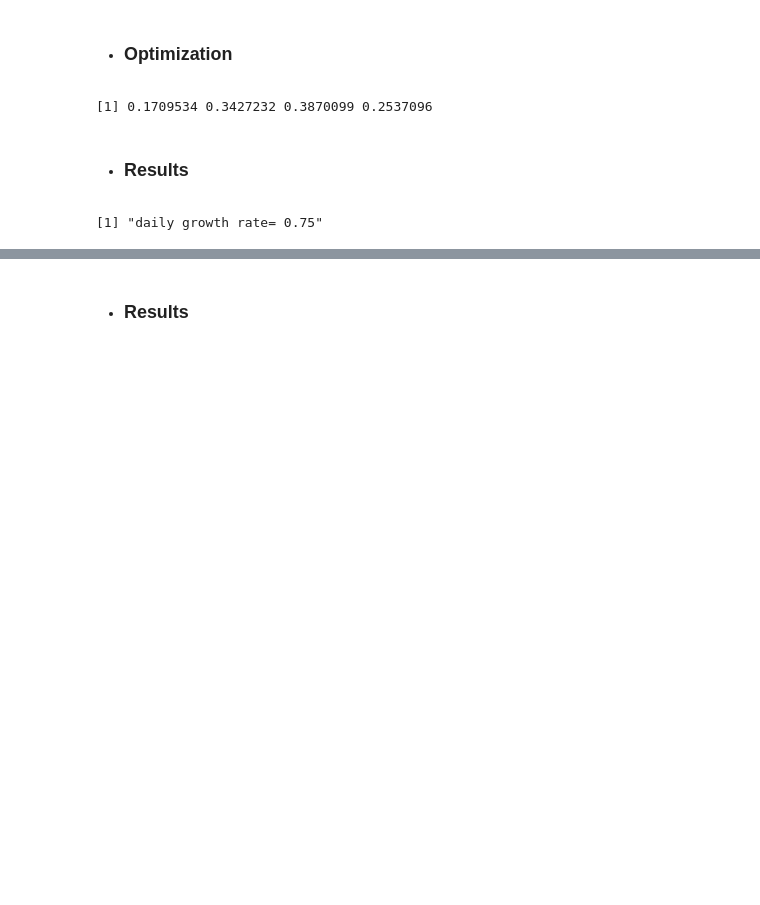
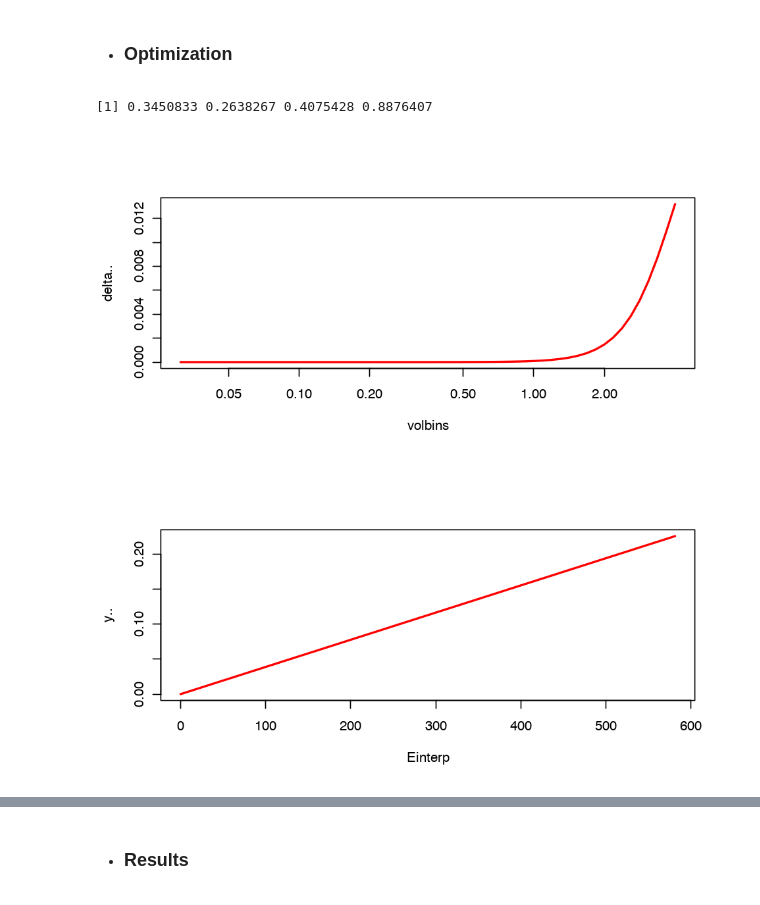
Before and after one commit to fribalet/ssPopModel, a Jupyter notebook: inst/ssMatrixModel_resp_Syn.ipynb, the cells around one changed output, grey strips where cells are left out. Saved outputs shown, nothing was run; the diff lists cells and outputs as text; code cells hidden in the pictures; blank space fills up the shorter version.

```diff
--- a/inst/ssMatrixModel_resp_Syn.ipynb
+++ b/inst/ssMatrixModel_resp_Syn.ipynb
@@ -393,49 +389,22 @@ print(paste0(round(100*(diam.at.dusk - diam.at.dawn)/diam.at.dusk),'% reduction
 # %%
 f <- function(params) .sigma.hl(params=params, Einterp=Einterp, N.dist=N.dist, V.hists=V.hists, resol=resol)
 
-    opt. <- cma_es(par=c(0.5,0.5,0.5,0.5),f, lower=c(0,0,0,0), upper=c(1,1,1,1))#, control=list(diag.pop=TRUE))
- 		params <- opt.$par
-        gmax. <- as.numeric(params[1])
-        dmax. <- as.numeric(params[2]) / 10
-        b. <- as.numeric(params[3]) * 10
-        E_star. <- as.numeric(params[4]) * 1000
-		resnorm. <- opt.$value
+    opt.. <- cma_es(par=c(0.5,0.5,0.5,0.5),f, lower=c(0,0,0,0), upper=c(1,1,1,1))#, control=list(diag.pop=TRUE))
+ 		params <- opt..$par
+        gmax.. <- as.numeric(params[1])
+        dmax.. <- as.numeric(params[2]) / 10
+        b.. <- as.numeric(params[3]) * 10
+        E_star.. <- as.numeric(params[4]) * 1000
+		resnorm.. <- opt..$value
 print(params)
+
+options(repr.plot.width=8, repr.plot.height=4)
+delta.. <- matrix(1:length(volbins), 1)
+for(i in 1:length(volbins))  delta..[,i] <- dmax.. * (volbins[i]/max(volbins))^b../ (1 + (volbins[i]/max(volbins))^b..)
+    plot(volbins, delta.., type='l',log='x', col=2, lwd=2)
+y.. <- (gmax../E_star..) * Einterp
+    plot(Einterp, y.., type='l', col=2, lwd=2)
 # %% [output]
-[1] 0.1709534 0.3427232 0.3870099 0.2537096
+[1] 0.3450833 0.2638267 0.4075428 0.8876407
+[figure, added]
+[figure, added]
-# %% [markdown]
-- ### Results
-# %%
-####################################################
-## Calculate projections from best fit parameters ##
-####################################################
-library(ggplot2)
-library(reshape2)
-res <- which(diff(as.numeric(colnames(V.hists))) == time.interval) # select time that have at least 2 consecutive time points, required for comparing the projection to the next time point
-Vproj. <- V.hists
-Nproj. <- N.dist
-mu_N. <- matrix(nrow=1,ncol=dim(V.hists)[2])
-volbins <- as.numeric(row.names(V.hists))
-
-for(hr in res){
-
-    B <- .matrix.conct.fast(hr=hr-1, Einterp=Einterp, volbins=volbins, gmax=gmax., dmax=dmax.,b=b., E_star=E_star., resol=resol)
-    Nproj.[,hr+1] <- round(B %*% Nproj.[,hr]) # calculate numbers of individuals
-	Vproj.[,hr+1] <- B %*% Vproj.[,hr] # calculate the projected size-frequency distribution
-	Vproj.[,hr+1] <- Vproj.[,hr+1]/sum(Vproj.[,hr+1]) # normalize distribution so sum = 1
-	mu_N.[,hr+1] <- log(sum(Nproj.[,hr+1])/sum(Nproj.[,hr]))/
-					((as.numeric(colnames(Nproj.)[hr+1])-as.numeric(colnames(Nproj.)[hr]))/(time.interval))
-
-    }
-
-Nproj. <- colSums(Nproj.)
-colnames(mu_N.) <- colnames(Vproj.)
-
-#############################
-## Growth rate calculation ##
-#############################
-d.mu_N. <- 24*mean(mu_N.[-c(1:2)], na.rm=T)
-
-print(paste("daily growth rate=",round(d.mu_N.,2)))
-# %% [output]
-[1] "daily growth rate= 0.75"
```
Also changed, not shown: parts of 28 cells of this notebook.
